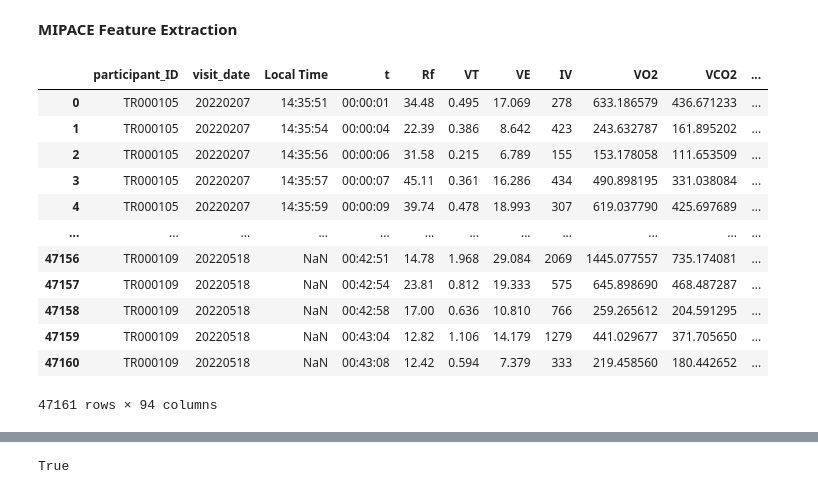
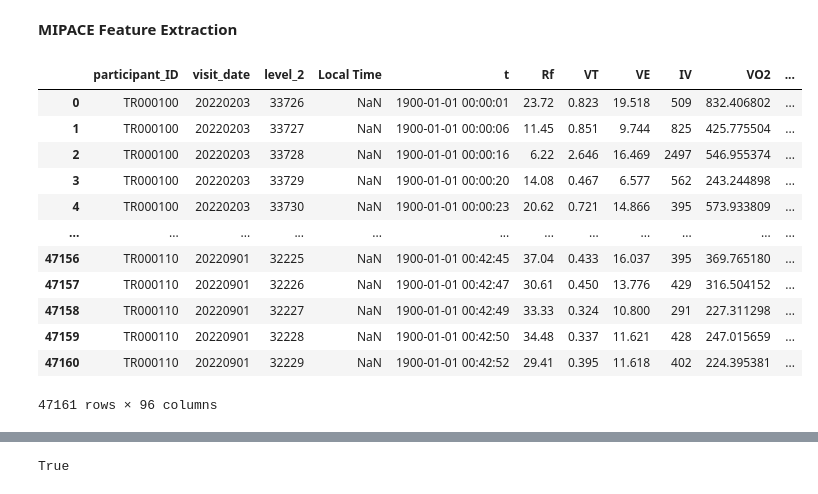
Before and after one commit to myschne/SI485Project, a Jupyter notebook: MIPACEFeatExt.ipynb, the cells around one changed output, grey strips where cells are left out. Saved outputs shown, nothing was run; the diff lists cells and outputs as text; code cells hidden in the pictures.

```diff
--- a/MIPACEFeatExt.ipynb
+++ b/MIPACEFeatExt.ipynb
@@ -7,25 +7,35 @@ import glob
 # %%
 path = r'visit_data'
 filenames = glob.glob(path + "/*.csv")
 
 dfs = []
 for filename in filenames:
     dfs.append(pd.read_csv(filename))
 
 # Concatenate all data into one DataFrame
 big_frame = pd.concat(dfs, ignore_index=True)
+
+#Add stage number
+def stage_number(visit_df):
+    visit_df['Stage'] = visit_df[visit_df['Phase'] == 'EXERCISE'].groupby(['Speed','Grade']).ngroup() + 1
+    return visit_df
+
+big_frame = big_frame.groupby(['participant_ID', 'visit_date']).apply(stage_number, include_groups=False).reset_index()
+
+#Convert t to datetime
+big_frame['t'] = pd.to_datetime('1900-01-01 ' + big_frame['t'], format='%Y-%m-%d %H:%M:%S') ## use dummy date for day
 big_frame
 # %% [output]
-|  | participant_ID | visit_date | Local Time | t | Rf | VT | VE | IV | VO2 | VCO2 | ... |
-| 0 | TR000105 | 20220207 | 14:35:51 | 00:00:01 | 34.48 | 0.495 | 17.069 | 278 | 633.186579 | 436.671233 | ... |
-| 1 | TR000105 | 20220207 | 14:35:54 | 00:00:04 | 22.39 | 0.386 | 8.642 | 423 | 243.632787 | 161.895202 | ... |
-| 2 | TR000105 | 20220207 | 14:35:56 | 00:00:06 | 31.58 | 0.215 | 6.789 | 155 | 153.178058 | 111.653509 | ... |
-| 3 | TR000105 | 20220207 | 14:35:57 | 00:00:07 | 45.11 | 0.361 | 16.286 | 434 | 490.898195 | 331.038084 | ... |
-| 4 | TR000105 | 20220207 | 14:35:59 | 00:00:09 | 39.74 | 0.478 | 18.993 | 307 | 619.037790 | 425.697689 | ... |
+|  | participant_ID | visit_date | level_2 | Local Time | t | Rf | VT | VE | IV | VO2 | ... |
+| 0 | TR000100 | 20220203 | 33726 | NaN | 1900-01-01 00:00:01 | 23.72 | 0.823 | 19.518 | 509 | 832.406802 | ... |
+| 1 | TR000100 | 20220203 | 33727 | NaN | 1900-01-01 00:00:06 | 11.45 | 0.851 | 9.744 | 825 | 425.775504 | ... |
+| 2 | TR000100 | 20220203 | 33728 | NaN | 1900-01-01 00:00:16 | 6.22 | 2.646 | 16.469 | 2497 | 546.955374 | ... |
+| 3 | TR000100 | 20220203 | 33729 | NaN | 1900-01-01 00:00:20 | 14.08 | 0.467 | 6.577 | 562 | 243.244898 | ... |
+| 4 | TR000100 | 20220203 | 33730 | NaN | 1900-01-01 00:00:23 | 20.62 | 0.721 | 14.866 | 395 | 573.933809 | ... |
 | ... | ... | ... | ... | ... | ... | ... | ... | ... | ... | ... | ... |
-| 47156 | TR000109 | 20220518 | NaN | 00:42:51 | 14.78 | 1.968 | 29.084 | 2069 | 1445.077557 | 735.174081 | ... |
-| 47157 | TR000109 | 20220518 | NaN | 00:42:54 | 23.81 | 0.812 | 19.333 | 575 | 645.898690 | 468.487287 | ... |
-| 47158 | TR000109 | 20220518 | NaN | 00:42:58 | 17.00 | 0.636 | 10.810 | 766 | 259.265612 | 204.591295 | ... |
-| 47159 | TR000109 | 20220518 | NaN | 00:43:04 | 12.82 | 1.106 | 14.179 | 1279 | 441.029677 | 371.705650 | ... |
-| 47160 | TR000109 | 20220518 | NaN | 00:43:08 | 12.42 | 0.594 | 7.379 | 333 | 219.458560 | 180.442652 | ... |
+| 47156 | TR000110 | 20220901 | 32225 | NaN | 1900-01-01 00:42:45 | 37.04 | 0.433 | 16.037 | 395 | 369.765180 | ... |
+| 47157 | TR000110 | 20220901 | 32226 | NaN | 1900-01-01 00:42:47 | 30.61 | 0.450 | 13.776 | 429 | 316.504152 | ... |
+| 47158 | TR000110 | 20220901 | 32227 | NaN | 1900-01-01 00:42:49 | 33.33 | 0.324 | 10.800 | 291 | 227.311298 | ... |
+| 47159 | TR000110 | 20220901 | 32228 | NaN | 1900-01-01 00:42:50 | 34.48 | 0.337 | 11.621 | 428 | 247.015659 | ... |
+| 47160 | TR000110 | 20220901 | 32229 | NaN | 1900-01-01 00:42:52 | 29.41 | 0.395 | 11.618 | 402 | 224.395381 | ... |
-47161 rows × 94 columns
+47161 rows × 96 columns
```
Also changed, not shown: parts of 8 cells of this notebook.
